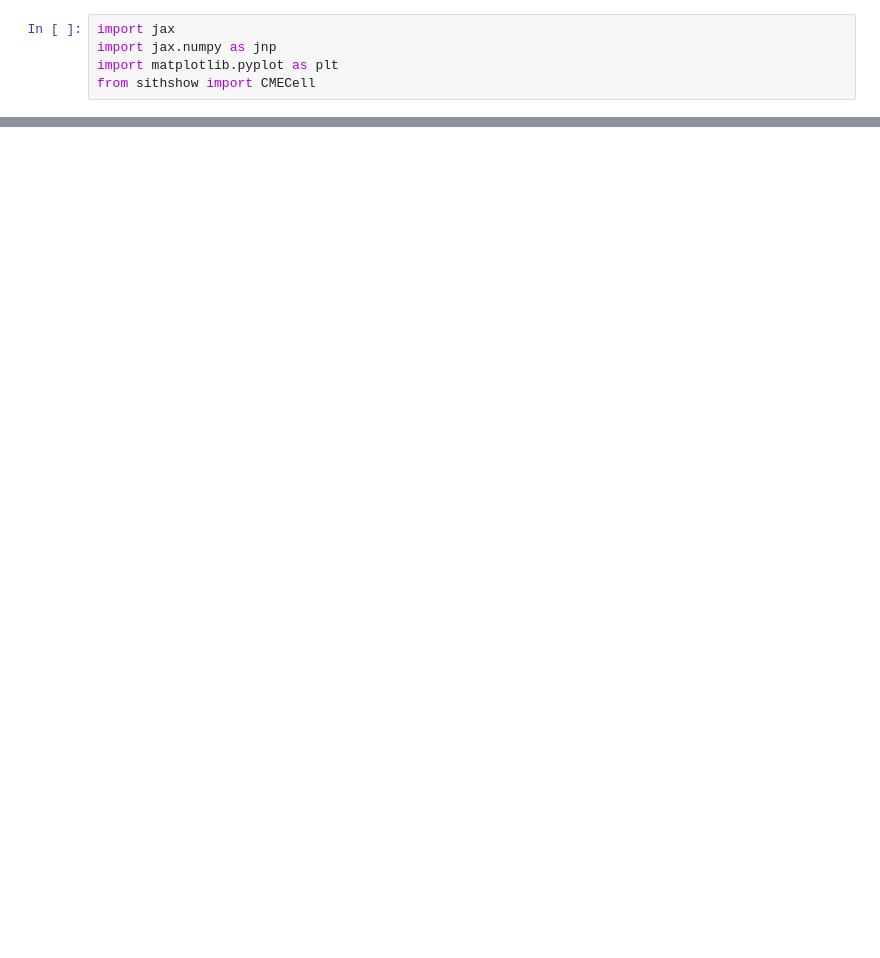
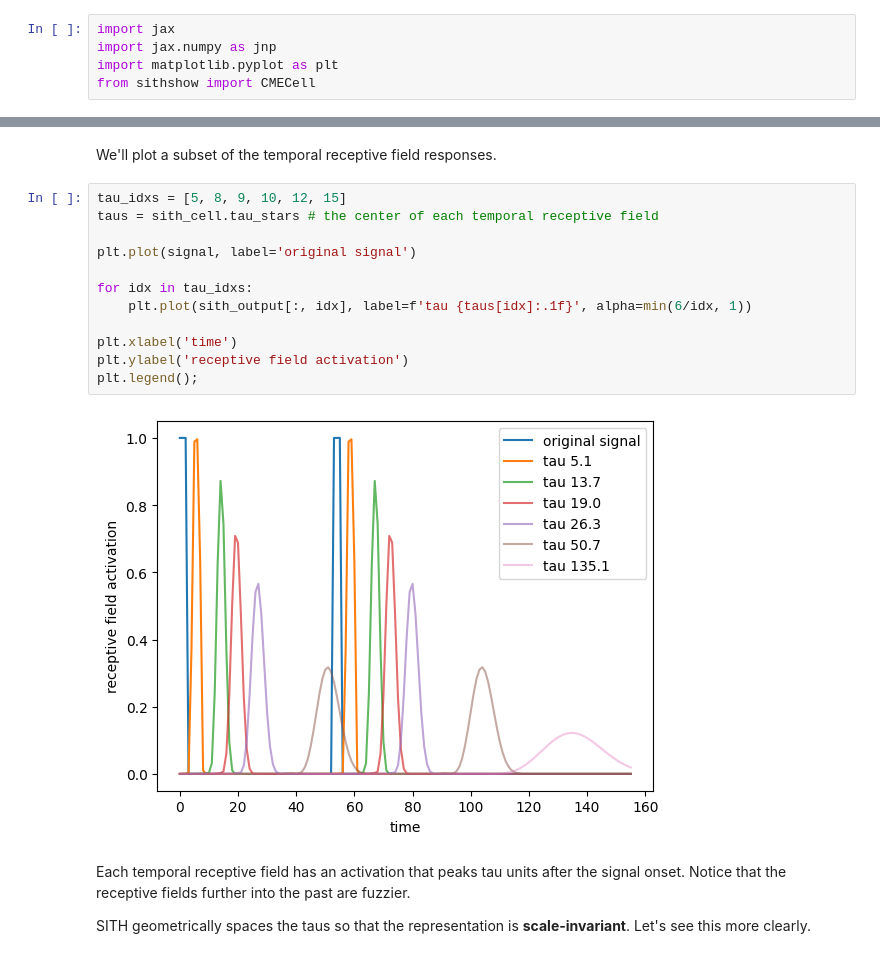
Before and after one commit to cs-hall/SITHshow, a Jupyter notebook: examples/sith_intro.ipynb, the cells around one changed output, grey strips where cells are left out. Drawn from its saved outputs; the diff is of its cells as text; blank space fills up the shorter version.

```diff
--- a/examples/sith_intro.ipynb
+++ b/examples/sith_intro.ipynb
@@ -29,0 +44,20 @@ If we set $\alpha(t) = 1$, we get $\frac{dF}{dt} = -sF + f(t)$
+# %% [markdown]
+We'll plot a subset of the temporal receptive field responses.
+# %%
+tau_idxs = [5, 8, 9, 10, 12, 15]
+taus = sith_cell.tau_stars # the center of each temporal receptive field
+
+plt.plot(signal, label='original signal')
+
+for idx in tau_idxs:
+    plt.plot(sith_output[:, idx], label=f'tau {taus[idx]:.1f}', alpha=min(6/idx, 1))
+
+plt.xlabel('time')
+plt.ylabel('receptive field activation')
+plt.legend();
+# %% [output]
+[figure, added]
+# %% [markdown]
+Each temporal receptive field has an activation that peaks tau units after the signal onset. Notice that the receptive fields further into the past are fuzzier.
+
+SITH geometrically spaces the taus so that the representation is **scale-invariant**. Let's see this more clearly.
```
Also changed, not shown: parts of 23 cells of this notebook, 1 other file.
